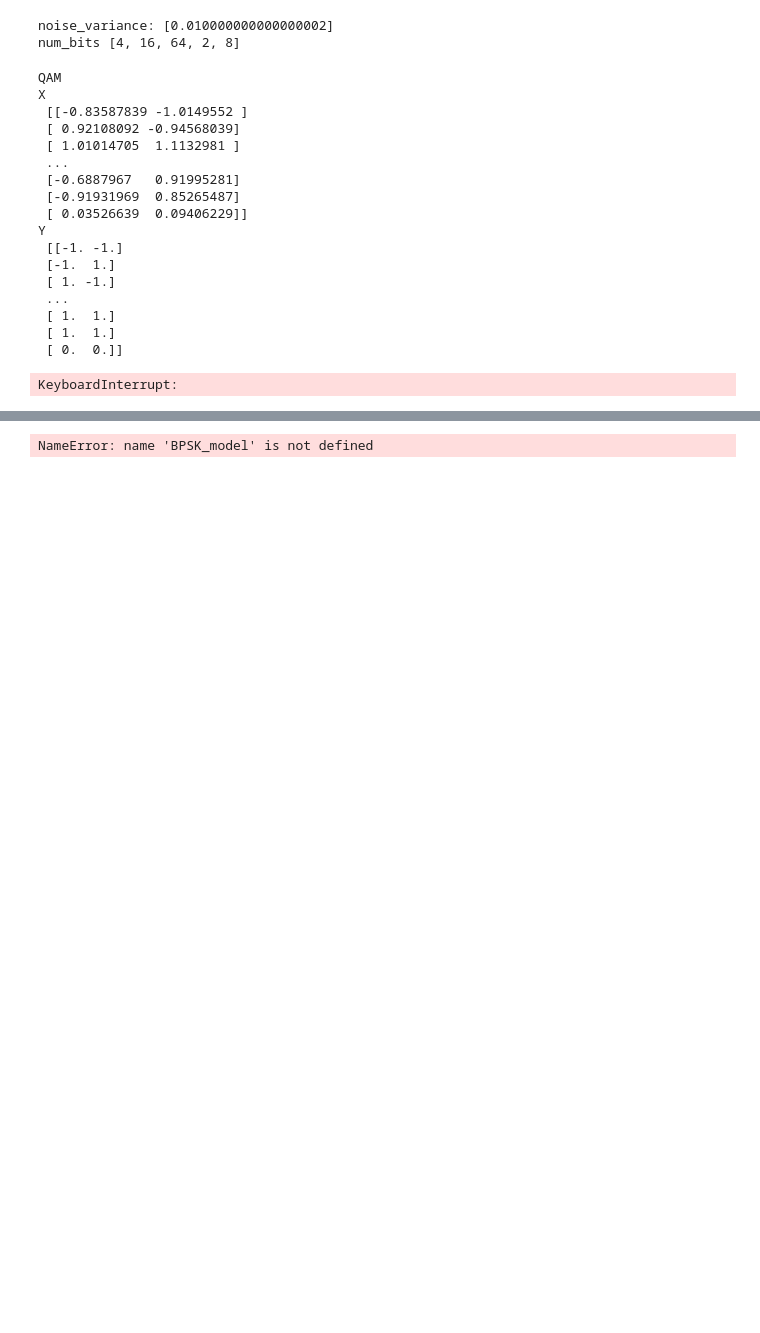
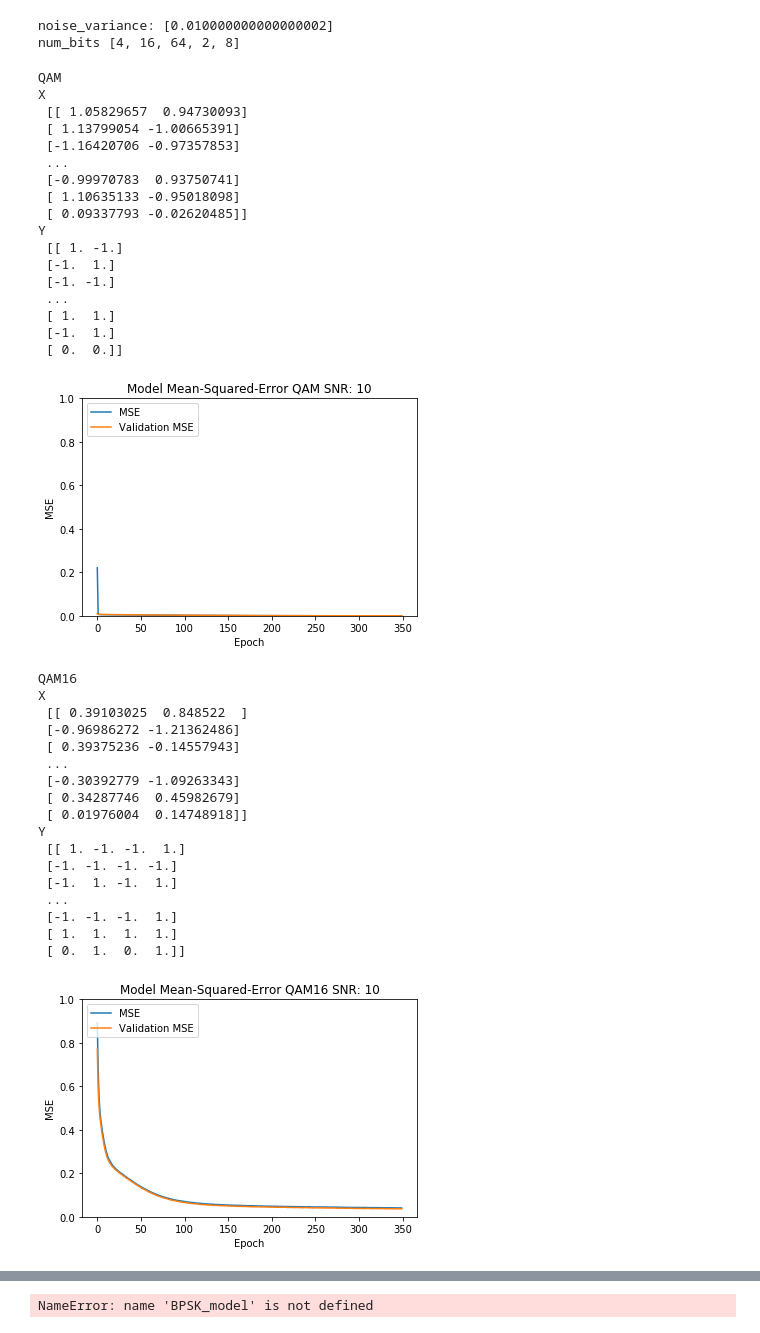
Before and after one commit to AndrewBraunEE/UCLA-ECE-C147-Deep-Learning-and-Neural-Network-Architecture, a Jupyter notebook: Project/EE132A & ECE C147 Soft Decision Project.ipynb, the cells around one changed output, grey strips where cells are left out. Drawn from its saved outputs; the diff is of its cells as text; code cells hidden in the pictures; blank space fills up the shorter version.

```diff
--- a/Project/EE132A & ECE C147 Soft Decision Project.ipynb
+++ b/Project/EE132A & ECE C147 Soft Decision Project.ipynb
@@ -39,6 +39,12 @@ class BasicModem:
             syms_out[cnt] = self.inv_dict[payload_data[i:i+self.bit_num]]
             cnt += 1
         return syms_out
+
+    def RX(self, symbol_array): #Hard demodulation, no coding schemes done
+        index_list = []
+        for symbol in symbol_array:
+            index_list.append(np.argmin(abs(symbol - self.coords)))
+        ''.join()
 
 class QAM(BasicModem):
     def __init__(self, NUM_SYMBOLS = 4, SAMP_RATE = 1):
@@ -762,46 +768,67 @@ def run_simulation(myModems, VARS, SNRS, names, optimizer=Adam):
             #print('Xshape\n', X.shape, '\nYshape\n', y.shape)
 
             X_train, X_test, y_train, y_test = train_test_split(X, y, test_size = 0.2)
 
             #print('X_train\n', X_train, '\nY_train\n', y_test)
             #print('X_test\n', X_test, '\nY_test\n', y_test)
             myModel.compile(loss='mean_squared_error', optimizer=optimizer, metrics=['mean_squared_error', 'mean_absolute_error', 'mean_absolute_percentage_error'])
-            history=myModel.fit(X_train, y_train, validation_data=(X_test, y_test), epochs=350, verbose=0)
-            history_list.append(history)
-
+            epochs = 350
+            mselist = []
+            val_mselist = []
+            for i in range(epochs):
+                history=myModel.fit(X_train, y_train, validation_data=(X_test, y_test), epochs=1, verbose=False)
+                mselist.append(history.history['mean_squared_error'])
+                val_mselist.append(history.history['val_mean_squared_error'])
             model_list.append(myModel)
             fig = plt.figure()
             ax = plt.gca()
 
             ax.set_ylim(0, 1)
-
-            plt.plot(history.history['mean_squared_error'])
-            plt.plot(history.history['val_mean_squared_error'])
+            plt.plot(mselist)
+            plt.plot(val_mselist)
             plt.title('Model Mean-Squared-Error %s SNR: %s' % (names[cnt_index], snr))
             plt.ylabel('MSE')
             plt.xlabel('Epoch')
             plt.legend(['MSE', 'Validation MSE'], loc = 'upper left')
             plt.show()
 
         cnt_index += 1
 
 run_simulation(myModems, VARS, SNRS, names, optimizer=Adam)
 # %% [output]
 QAM
 X
- [[-0.83587839 -1.0149552 ]
- [ 0.92108092 -0.94568039]
- [ 1.01014705  1.1132981 ]
+ [[ 1.05829657  0.94730093]
+ [ 1.13799054 -1.00665391]
+ [-1.16420706 -0.97357853]
  ...
- [-0.6887967   0.91995281]
- [-0.91931969  0.85265487]
- [ 0.03526639  0.09406229]]
+ [-0.99970783  0.93750741]
+ [ 1.10635133 -0.95018098]
+ [ 0.09337793 -0.02620485]]
 Y
- [[-1. -1.]
+ [[ 1. -1.]
  [-1.  1.]
- [ 1. -1.]
+ [-1. -1.]
  ...
  [ 1.  1.]
- [ 1.  1.]
+ [-1.  1.]
  [ 0.  0.]]
+[figure, added]
-KeyboardInterrupt:
+QAM16
+X
+ [[ 0.39103025  0.848522  ]
+ [-0.96986272 -1.21362486]
+ [ 0.39375236 -0.14557943]
+ ...
+ [-0.30392779 -1.09263343]
+ [ 0.34287746  0.45982679]
+ [ 0.01976004  0.14748918]]
+Y
+ [[ 1. -1. -1.  1.]
+ [-1. -1. -1. -1.]
+ [-1.  1. -1.  1.]
+ ...
+ [-1. -1. -1.  1.]
+ [ 1.  1.  1.  1.]
+ [ 0.  1.  0.  1.]]
+[figure, added]
```
Also changed, not shown: parts of 4 cells of this notebook, 3 other files.
